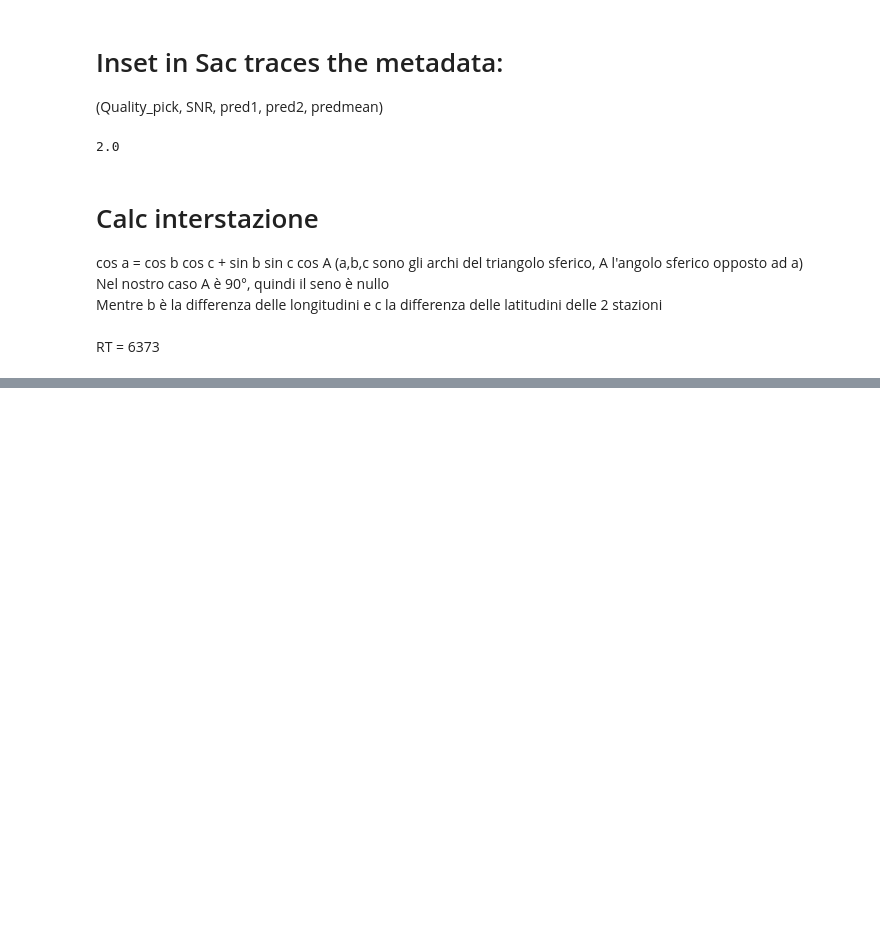
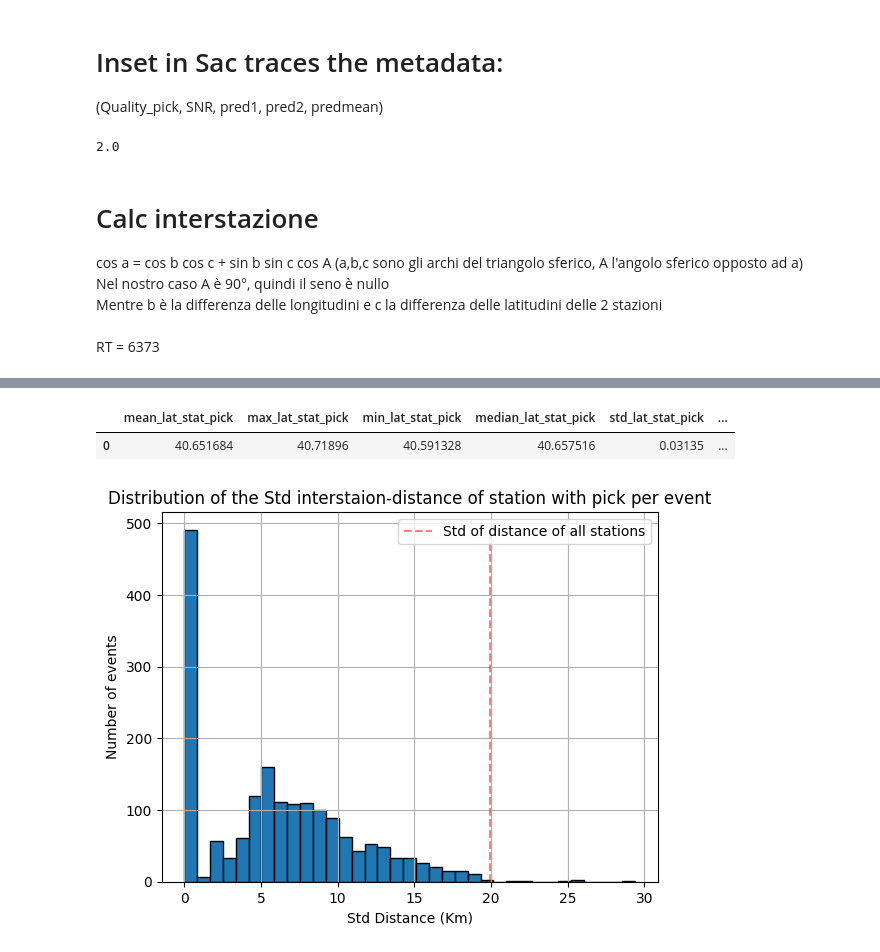
Before and after one commit to Nemenick/primoprogetto, a Jupyter notebook: Codici/_DETECT.ipynb, the cells around one changed output, grey strips where cells are left out. Drawn from its saved outputs; the diff is of its cells as text; code cells hidden in the pictures; blank space fills up the shorter version.

```diff
--- a/Codici/_DETECT.ipynb
+++ b/Codici/_DETECT.ipynb
@@ -723,0 +711,22 @@ ZK.S0409..DHZ | 2021-09-09T23:24:31.000000Z - 2021-09-09T23:25:31.000000Z | 200.
+# %%
+# histogrammi vari
+import pandas as pd
+import matplotlib.pyplot as plt
+a = pd.read_csv("/home/silvia/Desktop/Data/DETECT/Events_picked_Metadata.csv")
+f = pd.read_csv("/home/silvia/Desktop/Data/DETECT/interstazione_all_statistihe.txt")
+
+n, bins, patches = plt.hist(a["std_dist_stat_pick"], bins=35,edgecolor="black")
+ymin = min(n)
+ymax = max(n)
+plt.vlines(f["std"], ymin, ymax, color="red", linestyles="--", alpha=0.5, label="Std of distance of all stations")
+plt.title("Distribution of the Std interstaion-distance of station with pick per event")
+plt.grid()
+plt.xlabel("Std Distance (Km)")
+plt.ylabel("Number of events")
+plt.savefig("/home/silvia/Desktop/Immagini/_Detect_station_picked_std_distance.png",dpi=200)
+plt.legend()
+a.iloc[0:1,6:]
+# %% [output]
+|  | mean_lat_stat_pick | max_lat_stat_pick | min_lat_stat_pick | median_lat_stat_pick | std_lat_stat_pick | ... |
+| 0 | 40.651684 | 40.71896 | 40.591328 | 40.657516 | 0.03135 | ... |
+[figure, added]
```
Also changed, not shown: parts of 29 cells of this notebook, 3 other files.
